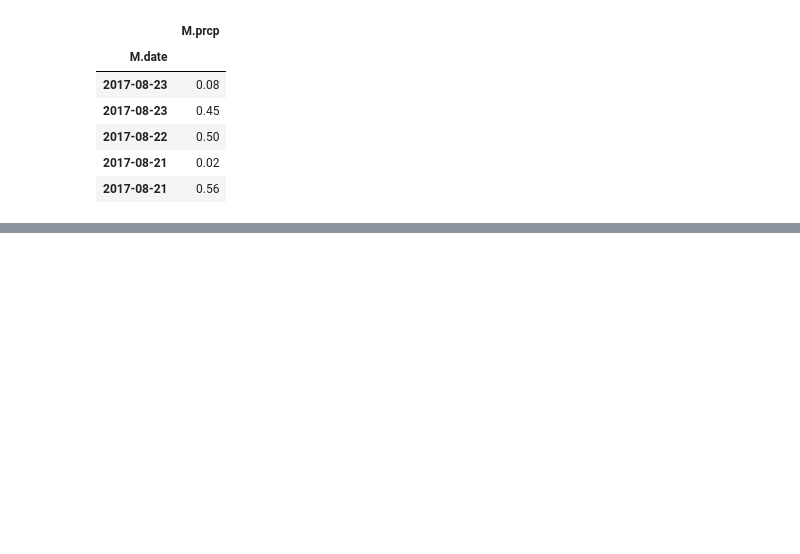
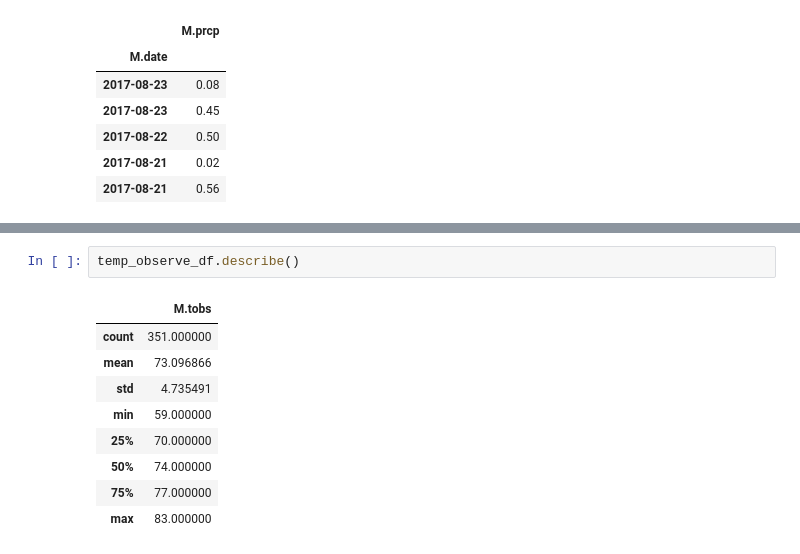
Before and after one commit to kofi-max/sqlalchemy-challenge, a Jupyter notebook: homework_solution.py-Copy1.ipynb, the cells around one changed output, grey strips where cells are left out. Drawn from its saved outputs; the diff is of its cells as text; blank space fills up the shorter version.

```diff
--- a/homework_solution.py-Copy1.ipynb
+++ b/homework_solution.py-Copy1.ipynb
@@ -230,0 +366,12 @@ first_row.__dict__
+# %%
+temp_observe_df.describe()
+# %% [output]
+|  | M.tobs |
+| count | 351.000000 |
+| mean | 73.096866 |
+| std | 4.735491 |
+| min | 59.000000 |
+| 25% | 70.000000 |
+| 50% | 74.000000 |
+| 75% | 77.000000 |
+| max | 83.000000 |
```
Also changed, not shown: parts of 47 cells of this notebook.
